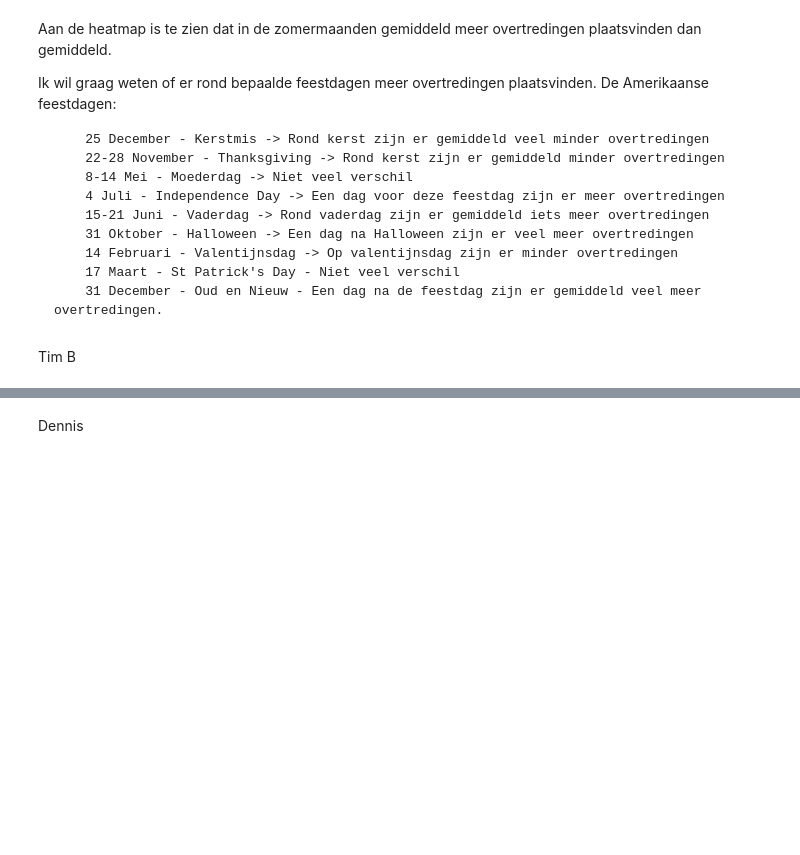
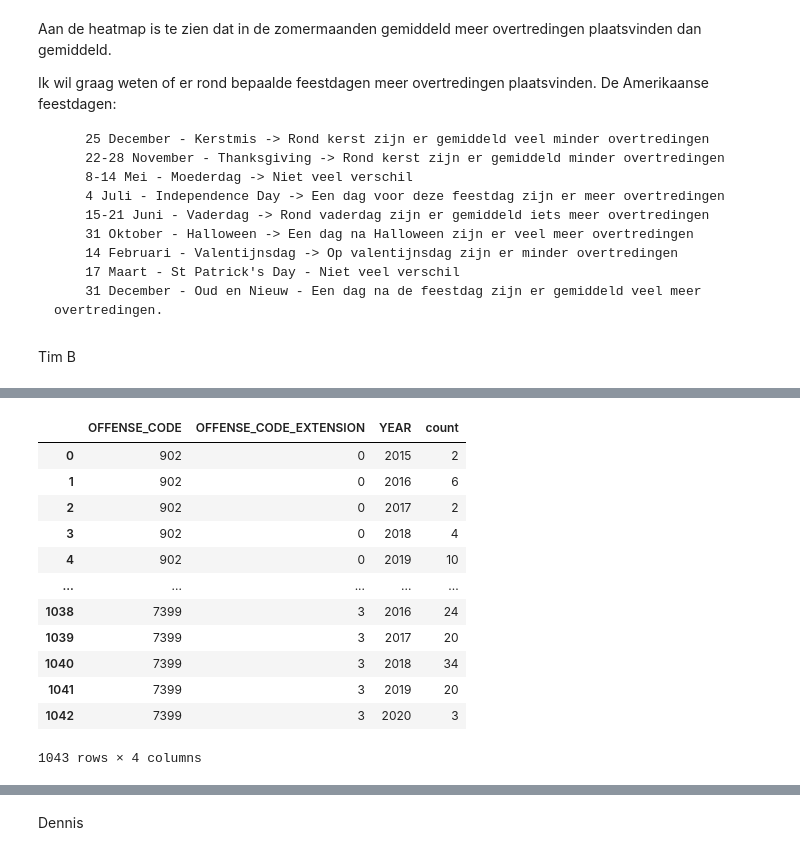
Before and after one commit to S1068835/Misdaad-Denver, a Jupyter notebook: Misdaad_Denver.ipynb, the cells around one changed output, grey strips where cells are left out. Saved outputs shown, nothing was run; the diff lists cells and outputs as text; code cells hidden in the pictures; blank space fills up the shorter version.

```diff
--- a/Misdaad_Denver.ipynb
+++ b/Misdaad_Denver.ipynb
@@ -296,0 +291,20 @@ string.split(' ')[0].split('/')[2]
+# %%
+crime_relevant['count'] = 1
+
+crime_relevant_gb = crime_relevant.groupby(["OFFENSE_CODE","OFFENSE_CODE_EXTENSION","YEAR"]).count().reset_index()
+
+crime_relevant_gb
+# %% [output]
+|  | OFFENSE_CODE | OFFENSE_CODE_EXTENSION | YEAR | count |
+| 0 | 902 | 0 | 2015 | 2 |
+| 1 | 902 | 0 | 2016 | 6 |
+| 2 | 902 | 0 | 2017 | 2 |
+| 3 | 902 | 0 | 2018 | 4 |
+| 4 | 902 | 0 | 2019 | 10 |
+| ... | ... | ... | ... | ... |
+| 1038 | 7399 | 3 | 2016 | 24 |
+| 1039 | 7399 | 3 | 2017 | 20 |
+| 1040 | 7399 | 3 | 2018 | 34 |
+| 1041 | 7399 | 3 | 2019 | 20 |
+| 1042 | 7399 | 3 | 2020 | 3 |
+1043 rows × 4 columns
```
Also changed, not shown: parts of 13 cells of this notebook.
